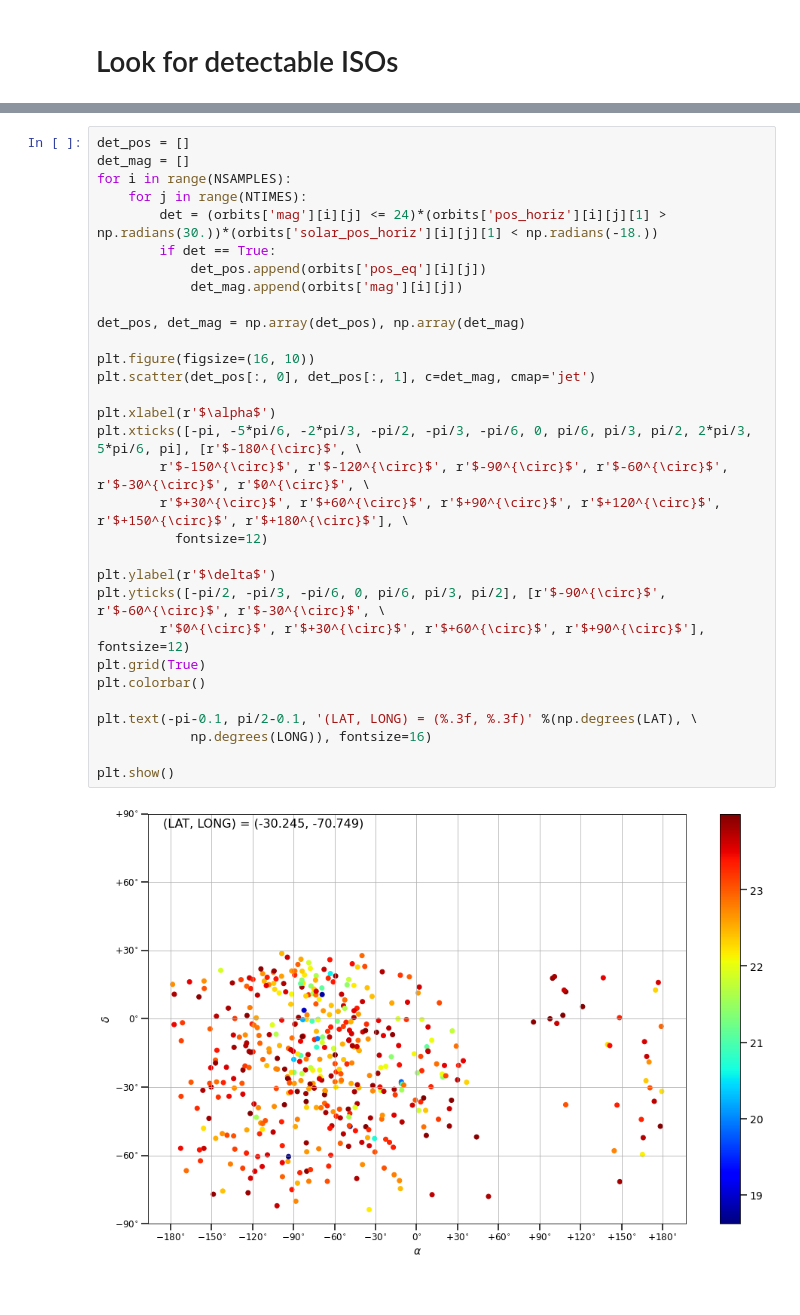
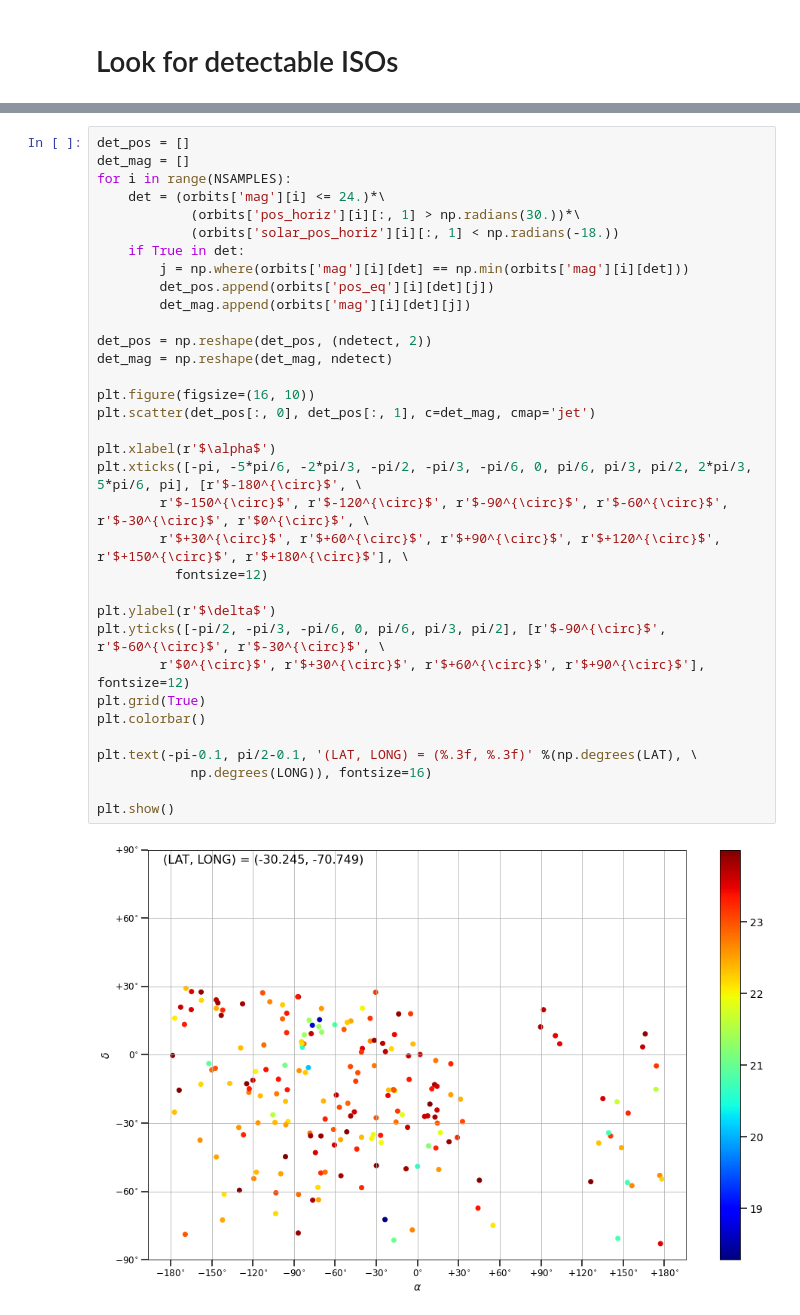
Before and after one commit to djhoover717/ISOAnalysis, a Jupyter notebook: iso_analysis_v3.ipynb, the cells around one changed output, grey strips where cells are left out. Saved outputs shown, nothing was run; the diff lists cells and outputs as text.

```diff
--- a/iso_analysis_v3.ipynb
+++ b/iso_analysis_v3.ipynb
@@ -340,33 +340,36 @@ Detection rate: 2.310 %
 # %%
 det_pos = []
 det_mag = []
 for i in range(NSAMPLES):
-    for j in range(NTIMES):
-        det = (orbits['mag'][i][j] <= 24)*(orbits['pos_horiz'][i][j][1] > np.radians(30.))*(orbits['solar_pos_horiz'][i][j][1] < np.radians(-18.))
-        if det == True:
-            det_pos.append(orbits['pos_eq'][i][j])
-            det_mag.append(orbits['mag'][i][j])
+    det = (orbits['mag'][i] <= 24.)*\
+            (orbits['pos_horiz'][i][:, 1] > np.radians(30.))*\
+            (orbits['solar_pos_horiz'][i][:, 1] < np.radians(-18.))
+    if True in det:
+        j = np.where(orbits['mag'][i][det] == np.min(orbits['mag'][i][det]))
+        det_pos.append(orbits['pos_eq'][i][det][j])
+        det_mag.append(orbits['mag'][i][det][j])
 
-det_pos, det_mag = np.array(det_pos), np.array(det_mag)
+det_pos = np.reshape(det_pos, (ndetect, 2))
+det_mag = np.reshape(det_mag, ndetect)
 
 plt.figure(figsize=(16, 10))
 plt.scatter(det_pos[:, 0], det_pos[:, 1], c=det_mag, cmap='jet')
 
 plt.xlabel(r'$\alpha$')
 plt.xticks([-pi, -5*pi/6, -2*pi/3, -pi/2, -pi/3, -pi/6, 0, pi/6, pi/3, pi/2, 2*pi/3, 5*pi/6, pi], [r'$-180^{\circ}$', \
         r'$-150^{\circ}$', r'$-120^{\circ}$', r'$-90^{\circ}$', r'$-60^{\circ}$', r'$-30^{\circ}$', r'$0^{\circ}$', \
         r'$+30^{\circ}$', r'$+60^{\circ}$', r'$+90^{\circ}$', r'$+120^{\circ}$', r'$+150^{\circ}$', r'$+180^{\circ}$'], \
           fontsize=12)
 
 plt.ylabel(r'$\delta$')
 plt.yticks([-pi/2, -pi/3, -pi/6, 0, pi/6, pi/3, pi/2], [r'$-90^{\circ}$', r'$-60^{\circ}$', r'$-30^{\circ}$', \
         r'$0^{\circ}$', r'$+30^{\circ}$', r'$+60^{\circ}$', r'$+90^{\circ}$'], fontsize=12)
 plt.grid(True)
 plt.colorbar()
 
 plt.text(-pi-0.1, pi/2-0.1, '(LAT, LONG) = (%.3f, %.3f)' %(np.degrees(LAT), \
             np.degrees(LONG)), fontsize=16)
 
 plt.show()
 # %% [output]
-[figure, old version]
+[figure, new version]
```
Also changed, not shown: parts of 3 cells of this notebook.
